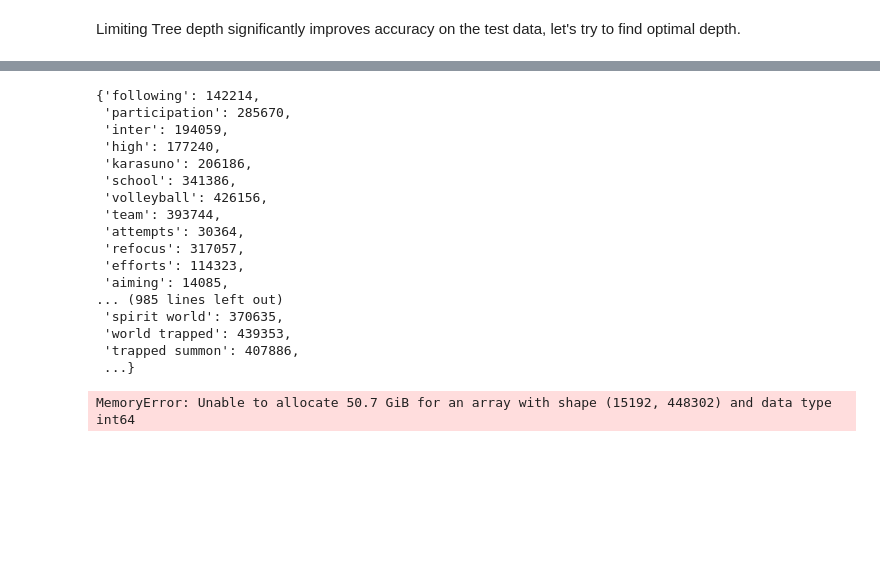
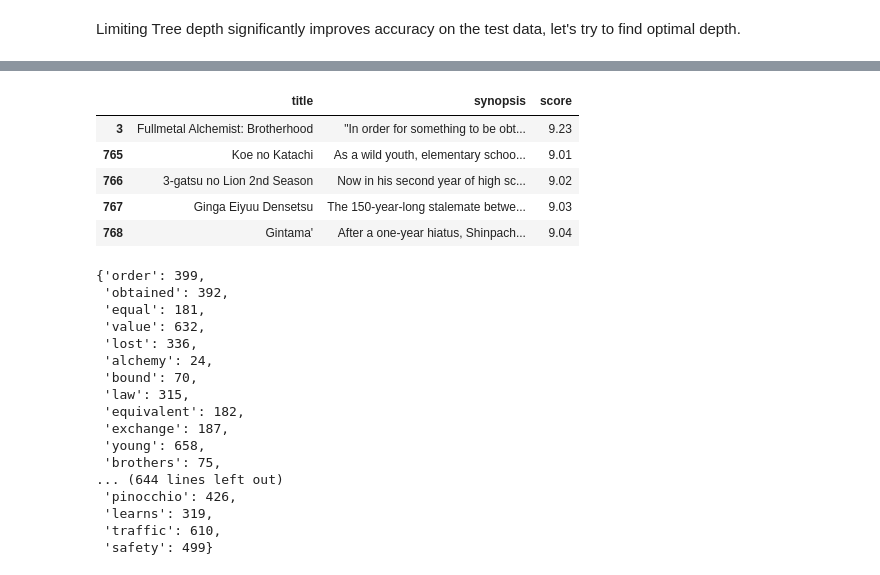
Before and after one commit to DerekLStudent/Anime_Descriptions_To_Ratings, a Jupyter notebook: Predicting_Anime_Rating_NB.ipynb, the cells around one changed output, grey strips where cells are left out. Saved outputs shown, nothing was run; the diff lists cells and outputs as text; code cells hidden in the pictures; blank space fills up the shorter version.

Commit message:
Update Predicting_Anime_Rating_NB.ipynb
high score update

```diff
--- a/Predicting_Anime_Rating_NB.ipynb
+++ b/Predicting_Anime_Rating_NB.ipynb
@@ -270,32 +252,36 @@ plt.show()
-# %%
-#https://towardsdatascience.com/natural-language-processing-count-vectorization-with-scikit-learn-e7804269bb5e
-#https://kavita-ganesan.com/how-to-use-countvectorizer/#.Y4p3VXbMKUk
-#https://investigate.ai/text-analysis/counting-words-with-scikit-learns-countvectorizer/
-#https://towardsdatascience.com/basics-of-countvectorizer-e26677900f9c
-token = RegexpTokenizer(r'[a-zA-Z0-9]+')
-cv = CountVectorizer(lowercase=True,stop_words='english', max_df = 0.7, ngram_range = (1,2), tokenizer = token.tokenize)
-X= cv.fit_transform(df['synopsis'])
-cv.vocabulary_
-# %% [output]
-{'following': 142214,
- 'participation': 285670,
- 'inter': 194059,
- 'high': 177240,
- 'karasuno': 206186,
- 'school': 341386,
- 'volleyball': 426156,
- 'team': 393744,
- 'attempts': 30364,
- 'refocus': 317057,
- 'efforts': 114323,
- 'aiming': 14085,
-... (985 lines left out)
- 'spirit world': 370635,
- 'world trapped': 439353,
- 'trapped summon': 407886,
- ...}
-# %%
-z = X.toarray()
-print(z)
-# %% [output]
-MemoryError: Unable to allocate 50.7 GiB for an array with shape (15192, 448302) and data type int64
+# %%
+#https://towardsdatascience.com/natural-language-processing-count-vectorization-with-scikit-learn-e7804269bb5e
+#https://kavita-ganesan.com/how-to-use-countvectorizer/#.Y4p3VXbMKUk
+#https://investigate.ai/text-analysis/counting-words-with-scikit-learns-countvectorizer/
+#https://towardsdatascience.com/basics-of-countvectorizer-e26677900f9c
+df_high = df.loc[df['score'] >= 9]
+df_high.head()
+# %% [output]
+|  | title | synopsis | score |
+| 3 | Fullmetal Alchemist: Brotherhood | "In order for something to be obt... | 9.23 |
+| 765 | Koe no Katachi | As a wild youth, elementary schoo... | 9.01 |
+| 766 | 3-gatsu no Lion 2nd Season | Now in his second year of high sc... | 9.02 |
+| 767 | Ginga Eiyuu Densetsu | The 150-year-long stalemate betwe... | 9.03 |
+| 768 | Gintama' | After a one-year hiatus, Shinpach... | 9.04 |
+# %%
+cv = CountVectorizer(lowercase=True, stop_words='english', max_df = 0.7)
+X= cv.fit_transform(df_high['synopsis'])
+cv.vocabulary_
+# %% [output]
+{'order': 399,
+ 'obtained': 392,
+ 'equal': 181,
+ 'value': 632,
+ 'lost': 336,
+ 'alchemy': 24,
+ 'bound': 70,
+ 'law': 315,
+ 'equivalent': 182,
+ 'exchange': 187,
+ 'young': 658,
+ 'brothers': 75,
+... (644 lines left out)
+ 'pinocchio': 426,
+ 'learns': 319,
+ 'traffic': 610,
+ 'safety': 499}
```
Also changed, not shown: parts of 10 cells of this notebook.
